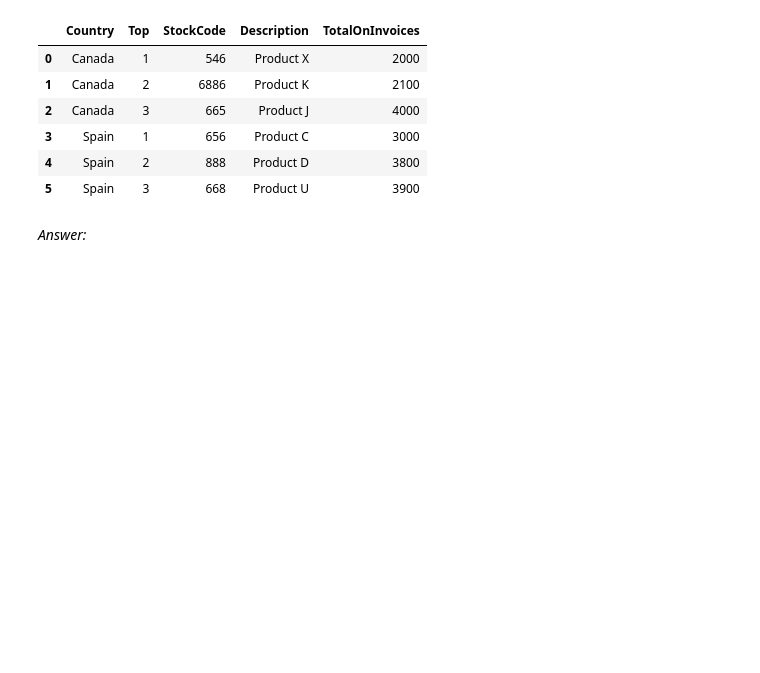
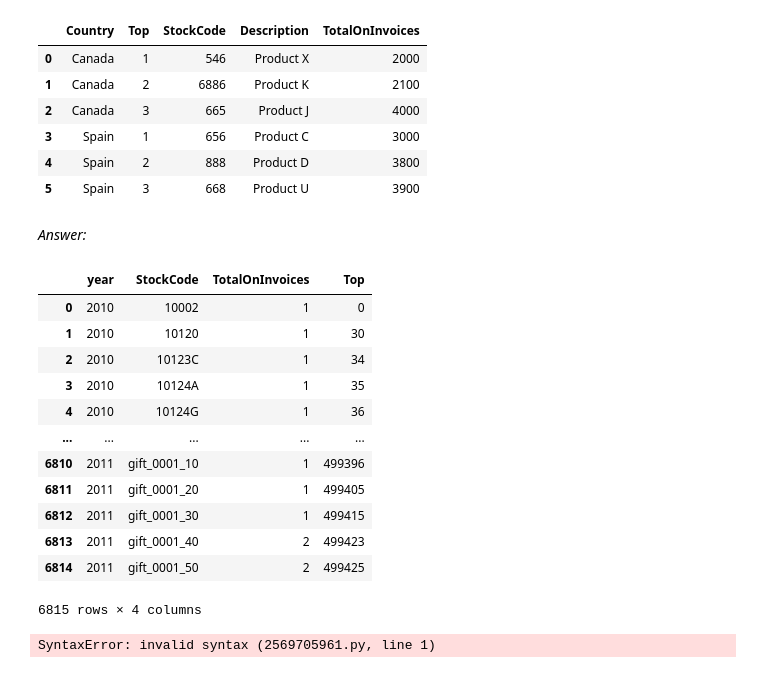
Before and after one commit to Michael11062001/e-commerce-analysis, a Jupyter notebook: EDA.ipynb, the cells around one changed output. Saved outputs shown, nothing was run; the diff lists cells and outputs as text; code cells hidden in the pictures; blank space fills up the shorter version.

```diff
--- a/EDA.ipynb
+++ b/EDA.ipynb
@@ -309,0 +312,28 @@ pd.DataFrame({
+# %%
+x1["TotalOnInvoices"]=x1.groupby(["StockCode"], as_index=False).cumcount()+1
+# %%
+x1=x1.sort_values(["year","StockCode", "Description"], ascending=True)
+# %%
+x1["Top"]=x1.groupby(["year"], as_index=False).cumcount()
+# %%
+z= x1.loc[:, ["year", "TotalOnInvoices", "StockCode", "Top", "Description"]].groupby(["year", "StockCode"], as_index=False).min()
+# %%
+z
+# %% [output]
+|  | year | StockCode | TotalOnInvoices | Top |
+| 0 | 2010 | 10002 | 1 | 0 |
+| 1 | 2010 | 10120 | 1 | 30 |
+| 2 | 2010 | 10123C | 1 | 34 |
+| 3 | 2010 | 10124A | 1 | 35 |
+| 4 | 2010 | 10124G | 1 | 36 |
+| ... | ... | ... | ... | ... |
+| 6810 | 2011 | gift_0001_10 | 1 | 499396 |
+| 6811 | 2011 | gift_0001_20 | 1 | 499405 |
+| 6812 | 2011 | gift_0001_30 | 1 | 499415 |
+| 6813 | 2011 | gift_0001_40 | 2 | 499423 |
+| 6814 | 2011 | gift_0001_50 | 2 | 499425 |
+6815 rows × 4 columns
+# %%
+z.loc[z.[TotalOnInvoices]==1 & z.[]]
+# %% [output]
+SyntaxError: invalid syntax (2569705961.py, line 1)
```
Also changed, not shown: parts of 3 cells of this notebook.
